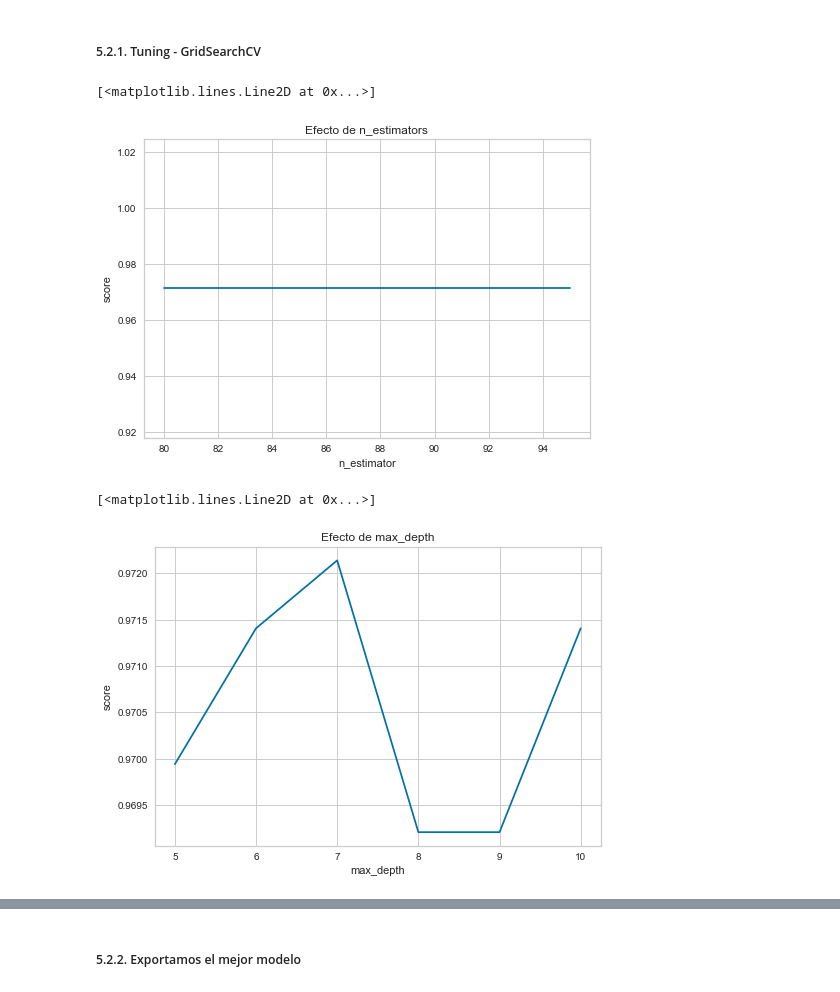
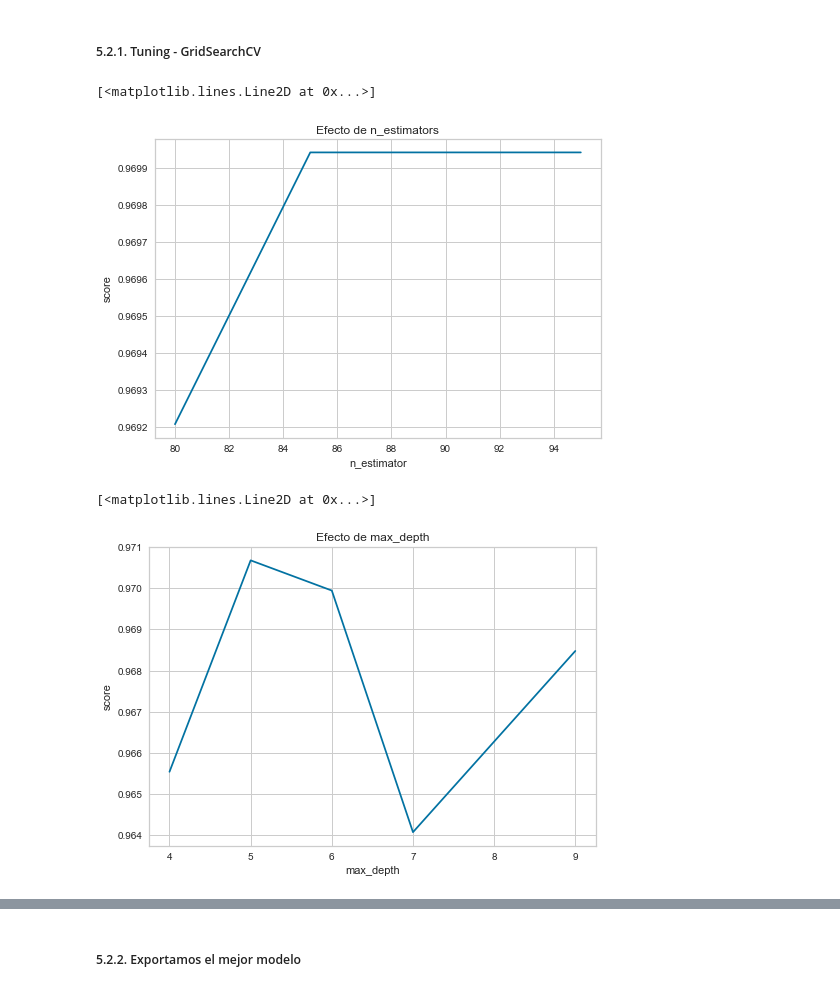
Before and after one commit to Project-ML-PUCP/BankruptcyTaiwan, a Jupyter notebook: 03. Codigo/03.4. Modeling - XGB.ipynb, the cells around one changed output, grey strips where cells are left out. Saved outputs shown, nothing was run; the diff lists cells and outputs as text; code cells hidden in the pictures.

```diff
--- a/03. Codigo/03.4. Modeling - XGB.ipynb
+++ b/03. Codigo/03.4. Modeling - XGB.ipynb
@@ -177,7 +178,7 @@ y_test.value_counts()/len(y_test)*100, y_test.value_counts()
 # %% [markdown]
 #### 5.2. Algoritmos Machine Learning
 # %%
-model_XGB = XGBClassifier(n_estimators=80, n_jobs=-1, max_depth=7, eval_metric='error')
+model_XGB = XGBClassifier(n_estimators=85, n_jobs=-1, max_depth=5, eval_metric='error')
 # %%
 model_XGB.fit(X_train, y_train)
 # %% [output]
@@ -255,19 +267,19 @@ plt.ylabel("score")
 plt.plot(estimators, scores)
 # %% [output]
 [<matplotlib.lines.Line2D at 0x...>]
-[figure, old version]
+[figure, new version]
 # %%
-model_XGB = XGBClassifier(n_estimators=80, n_jobs=-1, max_depth=6, eval_metric='error')
-max_depth = np.arange(5, 11, 1)
+model_XGB = XGBClassifier(n_estimators=85, n_jobs=-1, eval_metric='error')
+max_depth = np.arange(4, 10, 1)
 scores_ = []
 for n in max_depth:
     model_XGB.set_params(max_depth=n)
     model_XGB.fit(X_train, y_train)
     scores_.append(model_XGB.score(X_test, y_test))
 plt.title("Efecto de max_depth")
 plt.xlabel("max_depth")
 plt.ylabel("score")
 plt.plot(max_depth, scores_)
 # %% [output]
 [<matplotlib.lines.Line2D at 0x...>]
-[figure, old version]
+[figure, new version]
```
Also changed, not shown: parts of 11 cells of this notebook, 1 other file.
